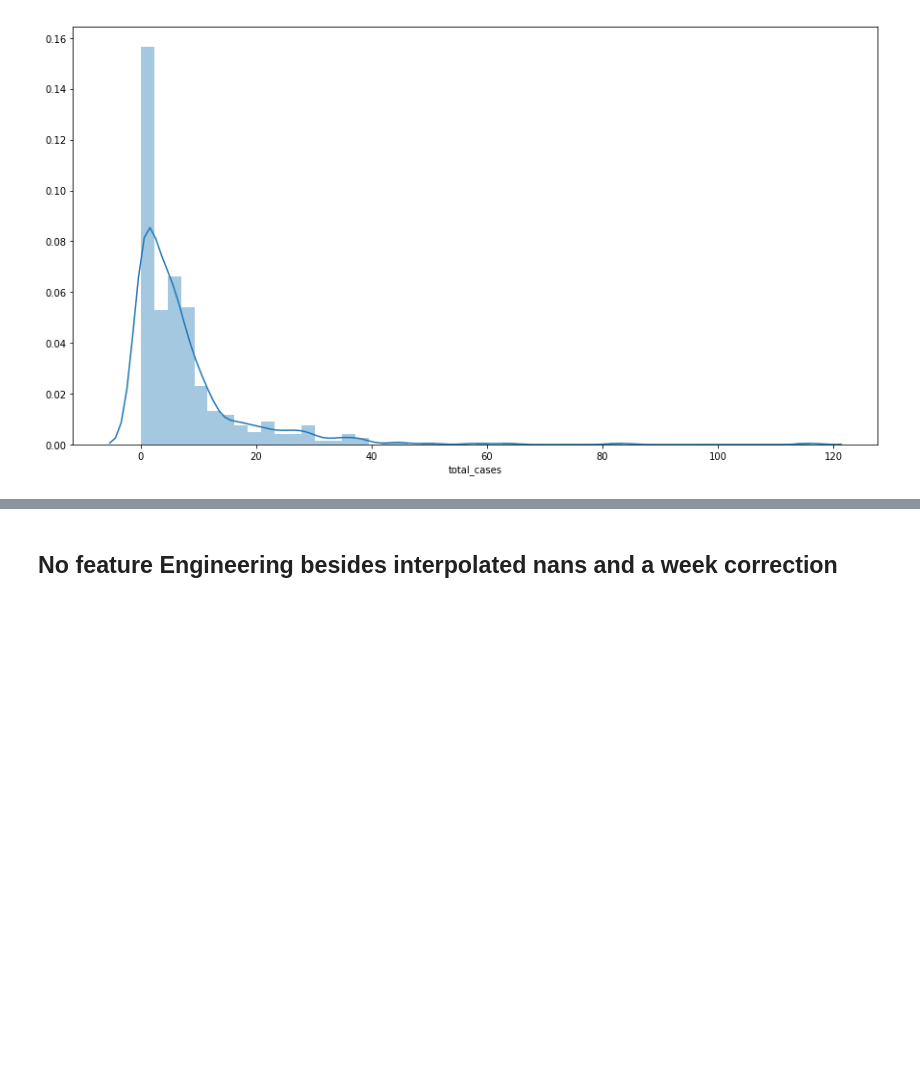
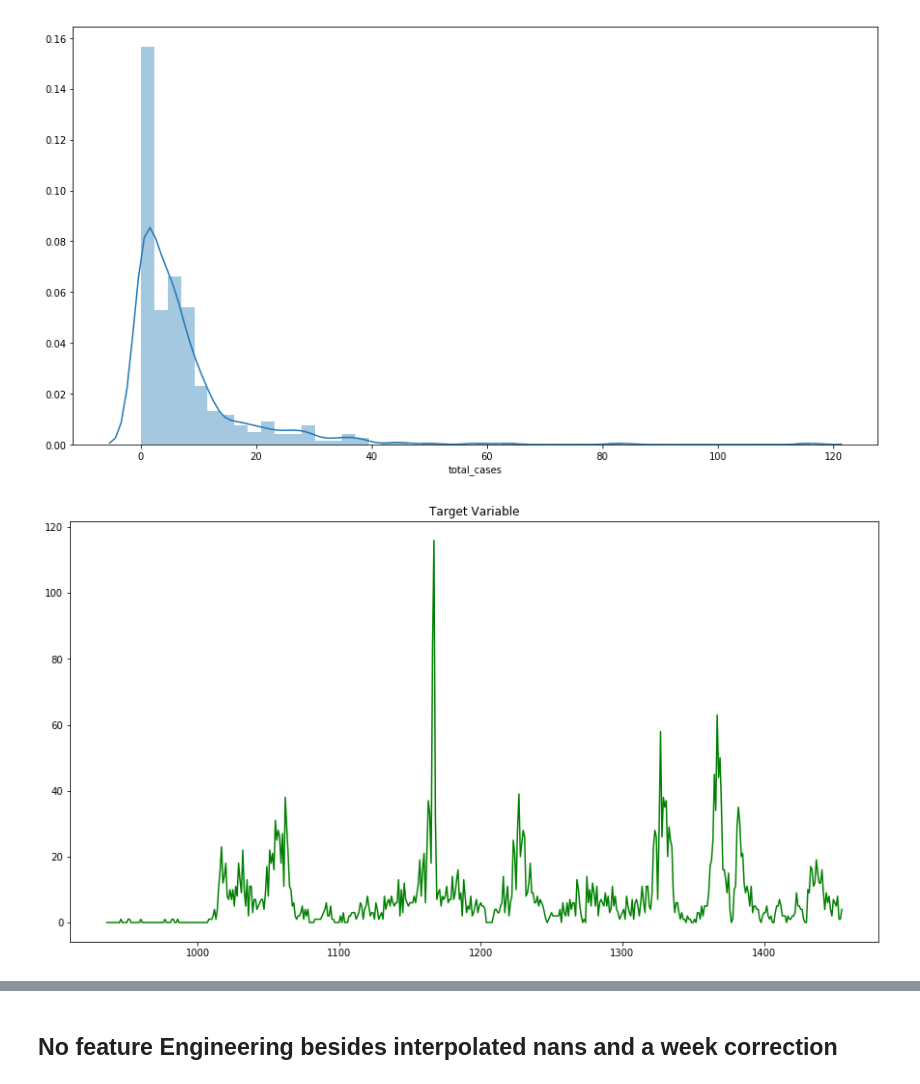
Before and after one commit to conditg/deng-ai, a Jupyter notebook: IQ.ipynb, the cells around one changed output, grey strips where cells are left out. Drawn from its saved outputs; the diff is of its cells as text; code cells hidden in the pictures; blank space fills up the shorter version.

```diff
--- a/IQ.ipynb
+++ b/IQ.ipynb
@@ -14,8 +14,8 @@ from sklearn.svm import SVR
 from sklearn.preprocessing import MinMaxScaler
 import statsmodels.api as sm
 # %%
-rawfeats = pd.read_csv('dengue_features_train.csv')
-rawlabels = pd.read_csv('dengue_labels_train.csv')
+rawfeats = pd.read_csv('data/dengue_features_train.csv')
+rawlabels = pd.read_csv('data/dengue_labels_train.csv')
 rawfeats['total_cases'] = rawlabels['total_cases']
 iq = rawfeats[rawfeats.city=='iq']
 print(iq.shape)
@@ -36,3 +36,10 @@ sns.distplot(iq.total_cases, bins=50)
 plt.show()
 # %% [output]
 [figure]
+# %%
+plt.figure(figsize=[15,8])
+plt.title('Target Variable')
+plt.plot(iq.total_cases, color='green')
+plt.show()
+# %% [output]
+[figure, added]
```
Also changed, not shown: parts of 2 cells of this notebook, 5 other files.
